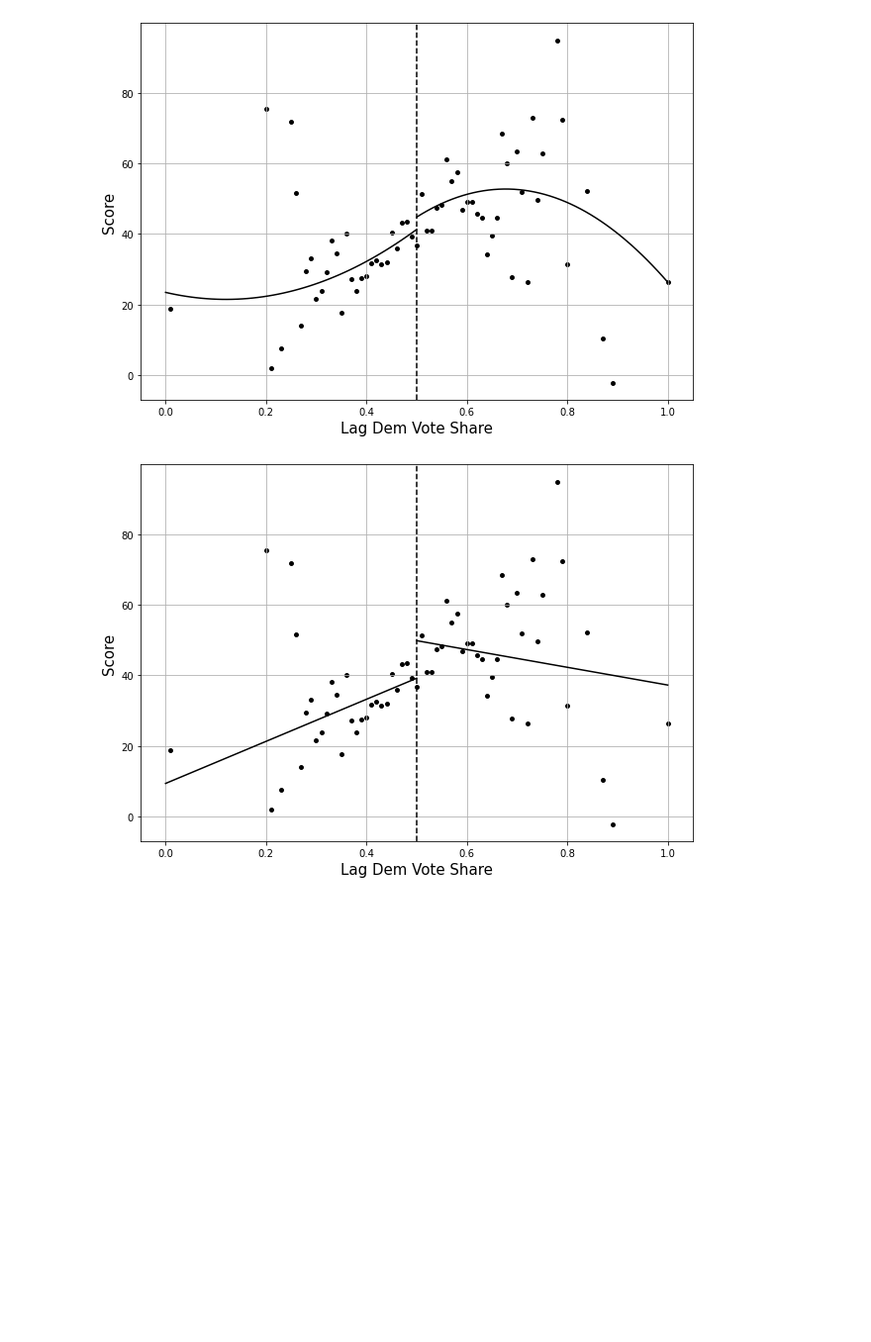
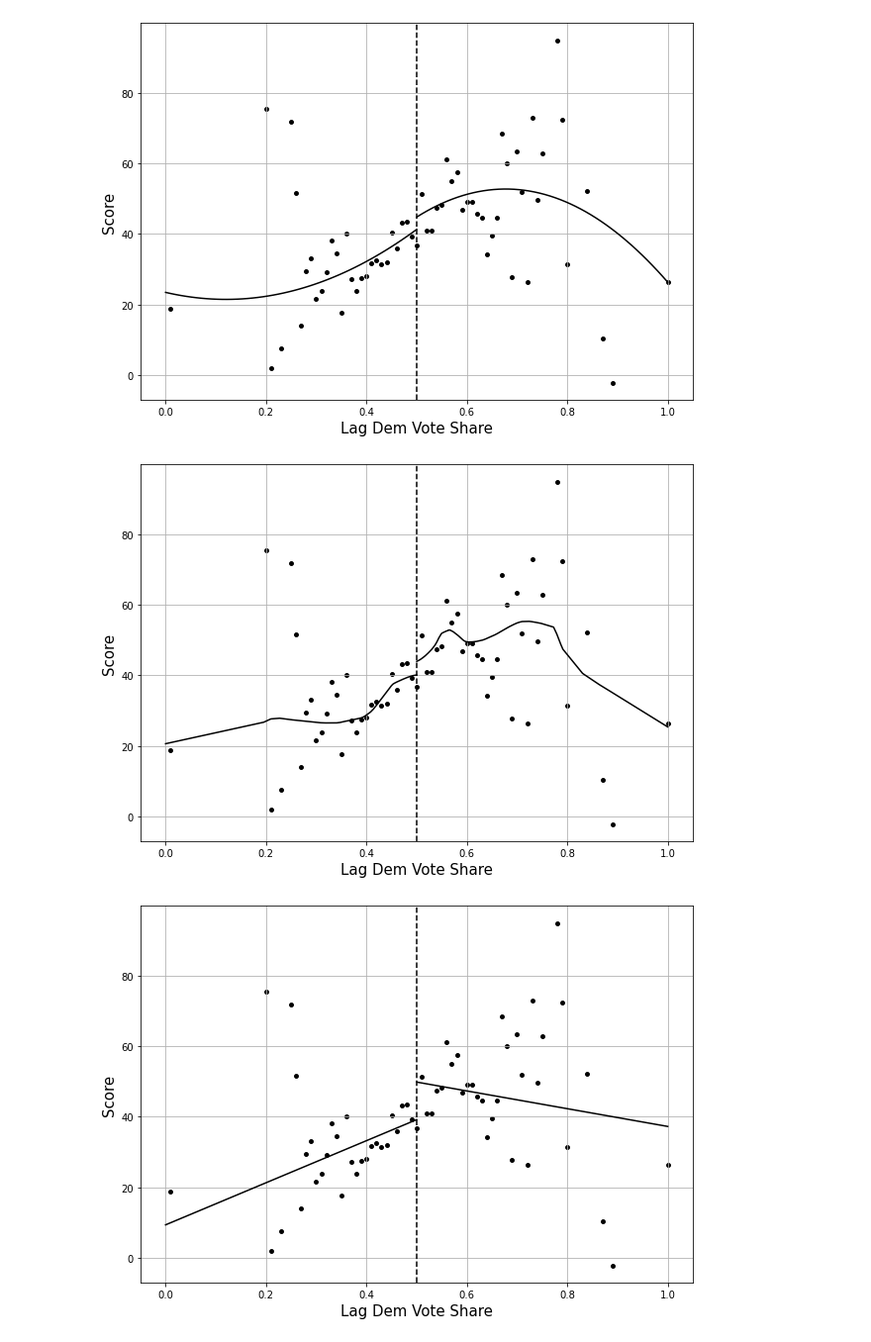
Before and after one commit to causalinfpython/mixtape, a Jupyter notebook: Regression_Discontinuity.ipynb, the cells around one changed output. Shown: that part at 99% size. Drawn from its saved outputs; the diff is of its cells as text; code cells hidden in the pictures; blank space fills up the shorter version.

Commit message:
Added loess plot

```diff
--- a/Regression_Discontinuity.ipynb
+++ b/Regression_Discontinuity.ipynb
@@ -448,6 +445,42 @@ ax.grid()
 plt.show()
 # %% [output]
 [figure]
+# %%
+# Create figure
+fig, ax = plt.subplots(figsize = (10, 7))
+
+# Add scatterplot
+# colors = {0: 'orangered', 1: 'mediumblue'}
+plt.scatter(agg_lmb_data.lagdemvoteshare, agg_lmb_data.score, s = 15, c = 'black')
+
+# Create line-of-best fit and add to plot
+threshold = 0.5
+
+polyline_below = np.linspace(0, threshold)
+polyline_above = np.linspace(threshold, max(lmb_data.lagdemvoteshare))
+
+model_below = lowess(lmb_data.score[lmb_data.lagdemvoteshare < threshold],
+                     lmb_data.lagdemvoteshare[lmb_data.lagdemvoteshare < threshold])
+
+ax.plot(model_below[:,0], model_below[:,1], color = 'black')
+
+model_above = lowess(lmb_data.score[lmb_data.lagdemvoteshare > threshold],
+                     lmb_data.lagdemvoteshare[lmb_data.lagdemvoteshare > threshold])
+
+ax.plot(model_above[:,0], model_above[:,1], color = 'black')
+
+# Demarcate test scores
+ax.axvline(x = threshold, color = 'black', ls = '--')
+
+# Customize the plot by adding title and gridlines
+ax.set_xlabel('Lag Dem Vote Share', size = 15)
+ax.set_ylabel('Score', size = 15)
+ax.grid()
+
+# Show plot
+plt.show()
+# %% [output]
+[figure, added]
 # %%
 # Create figure
 fig, ax = plt.subplots(figsize = (10, 7))
```
Also changed, not shown: parts of 13 cells of this notebook.
